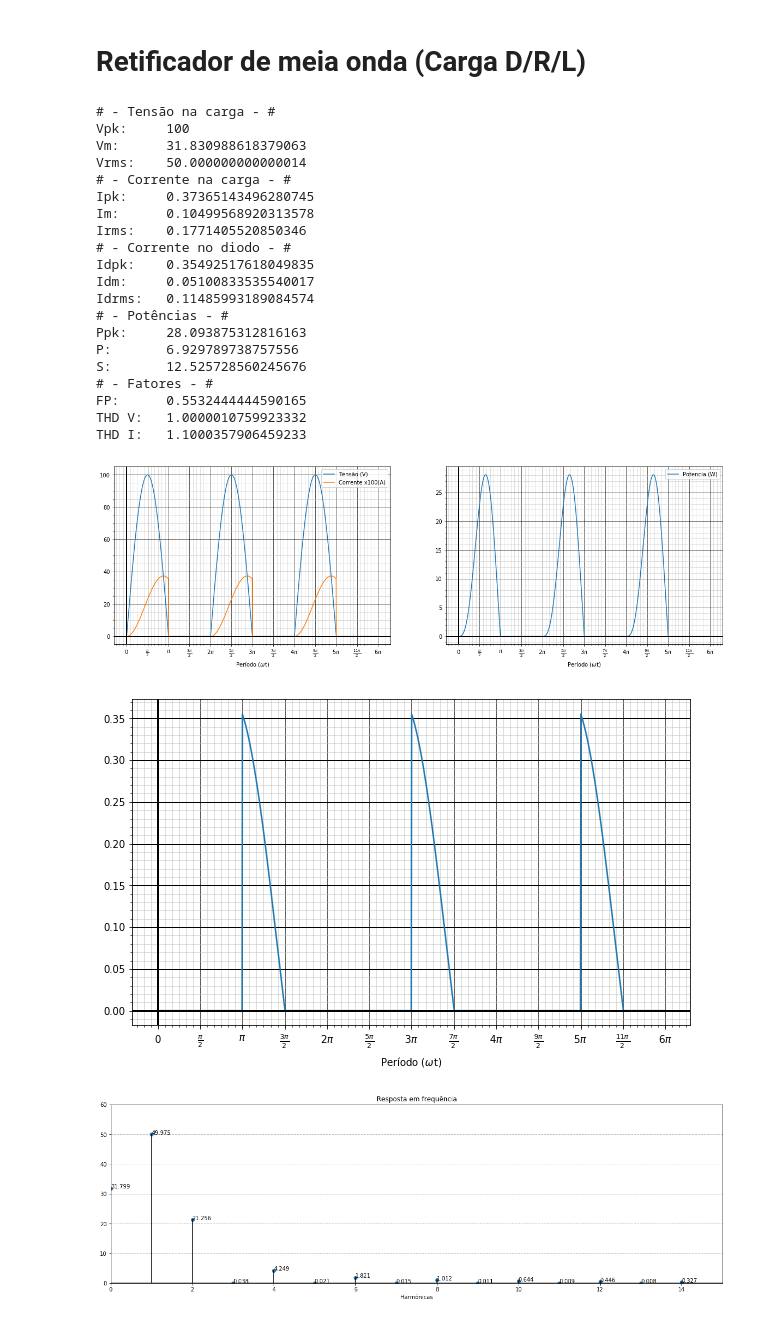
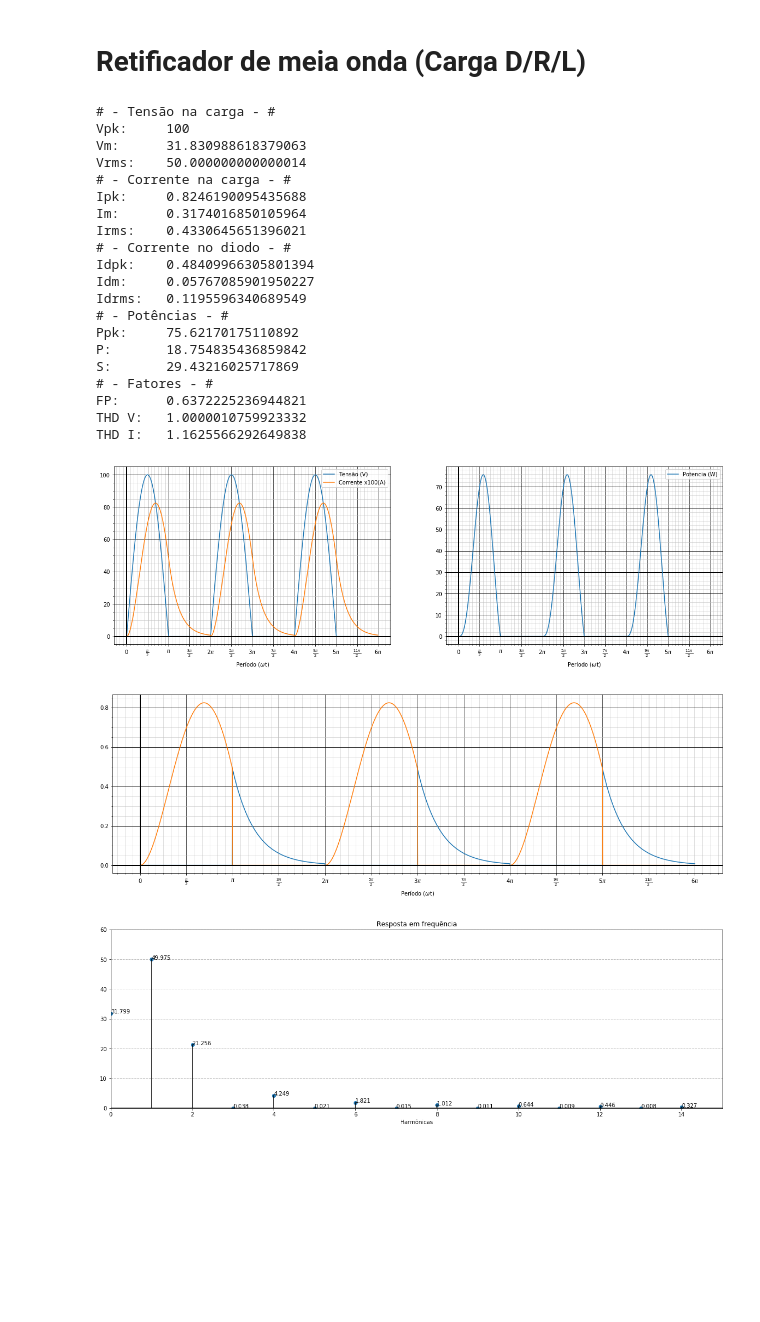
Before and after one commit to diesson/retificadores_python, a Jupyter notebook: 05 Retificador de meia onda (Carga DRL).ipynb, the cells around one changed output. Cells and saved outputs as stored; diff of their text form; code cells hidden in the pictures; blank space fills up the shorter version.

```diff
--- a/05 Retificador de meia onda (Carga DRL).ipynb
+++ b/05 Retificador de meia onda (Carga DRL).ipynb
@@ -11,7 +11,7 @@ from funcoes import *
 V_pk = 100
 Freq = 60
 R = 100
-L = 1
+L = 0.2
 T = 2*pi
 a = 0
 b = pi
@@ -26,74 +26,74 @@ Z = abs(XRL)
 teta = cm.phase(XRL) #(r, phi) = polar(z)
 tal = L/R
 
-func_ab = f'({V_pk}/{Z})*(sin(x - {teta}) + sin({teta})*exp(-x/({w}*{tal})))'
-ab = calculo_ab(func_ab, 1.01*b, 'scipy')
-b_d = ab[0]
-
 # Vpk*sen(x)
 func_v = f'{V_pk}*sin(x)*( heaviside(x - {a}, 0) - heaviside(x - {b}, 0) + {eps} )'
 V_media = calculo_medio(func_v)
 V_rms = calculo_rms(func_v)
 
 # (Vpk/Z)*[sen(x - teta) + sen(teta)*exp(-x/(w*tal))]
-func_i = func_ab + f'*( heaviside(x - {a}, 0) - heaviside(x - {b}, 0) + {eps} )'
+func_id1 = f'({V_pk}/{Z})*(sin(x - {teta}) + sin({teta})*exp(-x/({w}*{tal})))*( heaviside(x - {a}, 0) - heaviside(x - {b}, 0) + {eps} )'
+Id1_media = calculo_medio(func_id1)
+Id1_rms = calculo_rms(func_id1)
+Id1_pk = calculo_pk(func_id1)
+
+# val_in*exp(-(x-b)/(w*tal))
+val_in = sym.sympify(f'({V_pk}/{Z})*(sin({b} - {teta}) + sin({teta})*exp(-{b}/({w}*{tal})))')
+func_id2 = f'{val_in}*exp(-(x - {b})/({w}*{tal}))*( heaviside(x - {b}, 0) + {eps} )'
+Id2_media = calculo_medio(func_id2)
+Id2_rms = calculo_rms(func_id2)
+Id2_pk = calculo_pk(func_id2)
+
+func_i = '(' + func_id1 + ')+(' + func_id2 + ')'
 I_media = calculo_medio(func_i)
 I_rms = calculo_rms(func_i)
 I_pk = calculo_pk(func_i)
 
-# (Vpk/Z)*[sen(x - teta) + sen(teta)*exp(-x/(w*tal))]
-func_id = func_ab + f'*( heaviside(x - {b}, 0) - heaviside(x - {b_d}, 0) + {eps} )'
-Id_media = calculo_medio(func_id)
-Id_rms = calculo_rms(func_id)
-Id_pk = calculo_pk(func_id)
-
 func_p = '(' + func_v + ')*(' + func_i + ')'
 P = calculo_medio(func_p)
-S = I_rms*(V_pk/sqrt(2))
+S = Id1_rms*(V_pk/sqrt(2))
 Q = sqrt(S**2 - P**2)
 P_pk = calculo_pk(func_p)
 
 FP = P/S
 thdV = calculo_thd(func_v, T)
 thdI = calculo_thd(func_i, T)
 
-# V_pk/Z    - 0.2563914589565538
-#           - 0.37365143496280745
-#           - 0.35492517618049835
-# V_pk**2/R - 100
-#           - 28.093875312816163
 print("# - Tensão na carga - #"   , "\nVpk:\t"  , V_pk , "\nVm: \t"  , V_media , "\nVrms: \t" , V_rms)
 print("# - Corrente na carga - #" , "\nIpk: \t" , I_pk , "\nIm: \t"  , I_media , "\nIrms: \t" , I_rms)
-print("# - Corrente no diodo - #" , "\nIdpk: \t", Id_pk, "\nIdm: \t" , Id_media, "\nIdrms: \t", Id_rms)
+print("# - Corrente no diodo - #" , "\nIdpk: \t", Id2_pk, "\nIdm: \t" , Id2_media, "\nIdrms: \t", Id2_rms)
 print("# - Potências - #"         , "\nPpk:\t"  , P_pk , "\nP: \t"   , P       , "\nS: \t"    , S)
 print("# - Fatores - #"           , "\nFP:\t"   , FP   , "\nTHD V:\t", thdV    , "\nTHD I:\t" , thdI)
 
 plot_info(func_v, func_i, xlim=(0, T))
-fig, ax1 = plt.subplots(1, 1, figsize=(10, 6), sharey=False, sharex=True)
-plot_fx(func_id, "Corrente no diodo", xlim=(0, T), ax=ax1)
+
+fig, ax1 = plt.subplots(1, 1, figsize=(20, 6), sharey=False, sharex=True)
+plot_fx(func_id2, "Corrente no diodo", xlim=(0, T), ax=ax1)
+plot_fx(func_id1, "Corrente no diodo", xlim=(0, T), ax=ax1)
+
 fig, ax2 = plt.subplots(1, 1, figsize=(20, 6), sharey=True, sharex=True)
 plot_fft(func_v, ax2, T=2*np.pi, n_harmonicas = 15)
 # %% [output]
 # - Tensão na carga - #
 Vpk:     100
 Vm:      31.830988618379063
 Vrms:    50.000000000000014
 # - Corrente na carga - #
-Ipk:     0.37365143496280745
-Im:      0.10499568920313578
-Irms:    0.1771405520850346
+Ipk:     0.8246190095435688
+Im:      0.3174016850105964
+Irms:    0.4330645651396021
 # - Corrente no diodo - #
-Idpk:    0.35492517618049835
-Idm:     0.05100833535540017
-Idrms:   0.11485993189084574
+Idpk:    0.48409966305801394
+Idm:     0.05767085901950227
+Idrms:   0.1195596340689549
 # - Potências - #
-Ppk:     28.093875312816163
-P:       6.929789738757556
-S:       12.525728560245676
+Ppk:     75.62170175110892
+P:       18.754835436859842
+S:       29.43216025717869
 # - Fatores - #
-FP:      0.5532444444590165
+FP:      0.6372225236944821
 THD V:   1.0000010759923332
-THD I:   1.1000357906459233
+THD I:   1.1625566292649838
-[figure, old version]
+[figure, new version]
-[figure, old version]
+[figure, new version]
 [figure]
```
Also changed, not shown: 4 other files.
